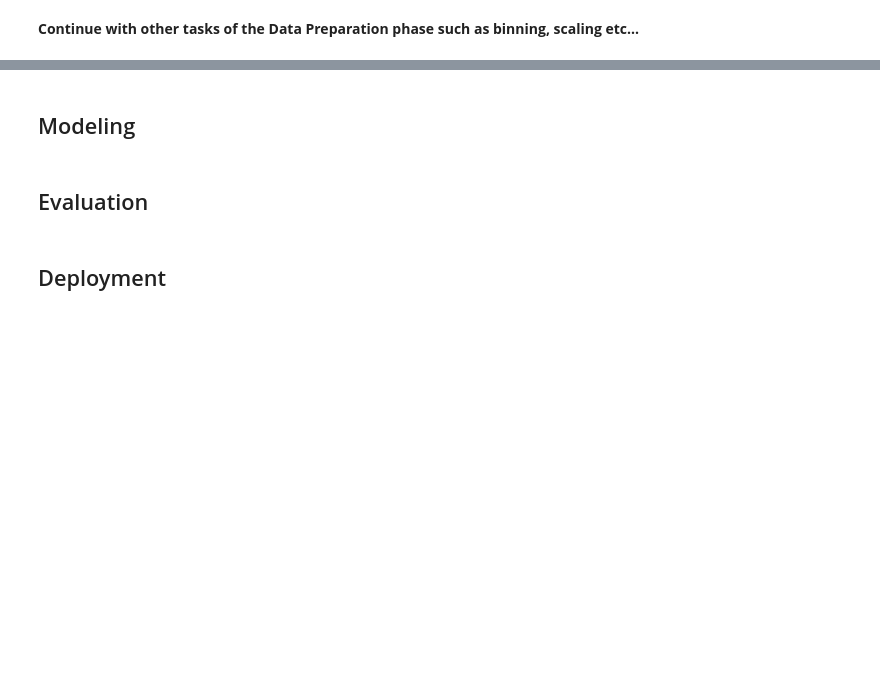
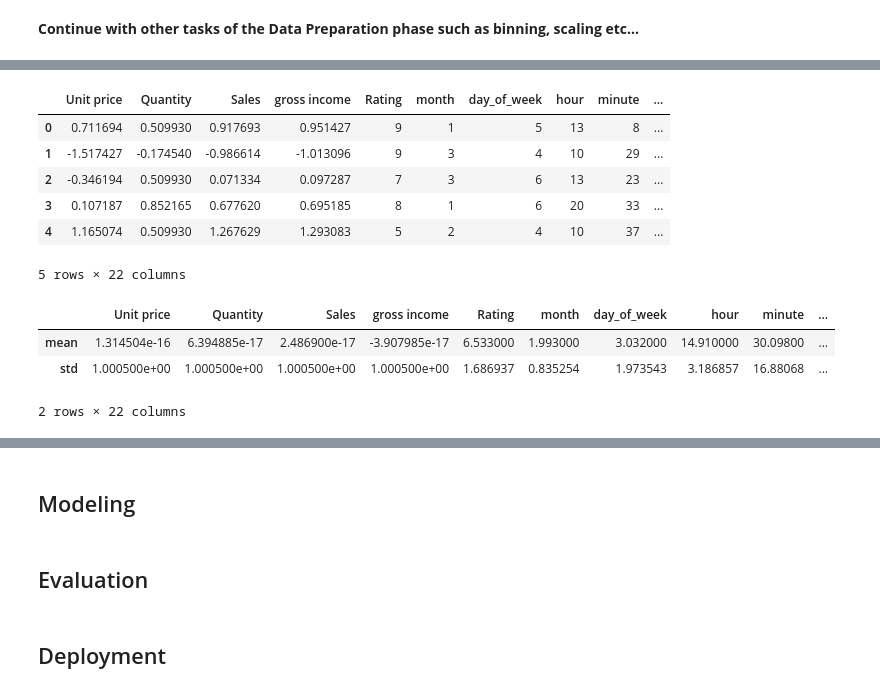
Before and after one commit to milialeksic/BI_ass3, a Jupyter notebook: template_notebool.ipynb, the cells around one changed output, grey strips where cells are left out. Cells and saved outputs as stored; diff of their text form; code cells hidden in the pictures; blank space fills up the shorter version.

Commit message:
Step 3 done, but server doesn't work

```diff
--- a/template_notebool.ipynb
+++ b/template_notebool.ipynb
@@ -1448,0 +1569,80 @@ engine.insert(handle_outliers_activity, prefixes=prefixes)
+# %%
+scale_code_writer = student_b
+
+def scale_numerical_features(df: pd.DataFrame) -> pd.DataFrame:
+    df_scaled = df.copy()
+
+    numerical_cols = [
+        'Unit price',
+        'Quantity',
+        'Sales',
+        'gross income'
+    ]
+
+    scaler = StandardScaler()
+    df_scaled[numerical_cols] = scaler.fit_transform(df_scaled[numerical_cols])
+
+    return df_scaled
+
+
+start_time_scale = now()
+scaled_data = scale_numerical_features(encoded_data)
+end_time_scale = now()
+
+display(scaled_data.head())
+display(scaled_data.describe().loc[['mean', 'std']])
+
+
+
+scale_ass_uuid_executor = "f7a4e61b-9c2d-4f3e-8a1c-5d2b0e9f8028"
+
+scale_executor = [
+    f':scale_numerical_features prov:qualifiedAssociation :{scale_ass_uuid_executor} .',
+    f':{scale_ass_uuid_executor} prov:agent :{executed_by} .',
+    f':{scale_ass_uuid_executor} rdf:type prov:Association .',
+    f':{scale_ass_uuid_executor} prov:hadRole :{code_executor_role} .',
+]
+engine.insert(scale_executor, prefixes=prefixes)
+
+
+scale_ass_uuid_writer = "f7a4e61b-9c2d-4f3e-8a1c-5d2b0e9f8029"
+
+scale_comment = """
+Numerical features were standardized using StandardScaler. This is done in order to to ensure comparable
+feature scales and stable regression behavior. One-hot encoded categorical
+features and the target variable were excluded from scaling.
+"""
+
+scale_activity = [
+    ':scale_numerical_features rdf:type prov:Activity .',
+    ':scale_numerical_features sc:isPartOf :data_preparation_phase .',
+    ':scale_numerical_features rdfs:comment "Data Preparation – Feature Scaling" .',
+    f':scale_numerical_features rdfs:comment """{scale_comment}""" .',
+    f':scale_numerical_features prov:startedAtTime "{start_time_scale}"^^xsd:dateTime .',
+    f':scale_numerical_features prov:endedAtTime "{end_time_scale}"^^xsd:dateTime .',
+
+    # Writer
+    f':scale_numerical_features prov:qualifiedAssociation :{scale_ass_uuid_writer} .',
+    f':{scale_ass_uuid_writer} prov:agent :{scale_code_writer} .',
+    f':{scale_ass_uuid_writer} rdf:type prov:Association .',
+    f':{scale_ass_uuid_writer} prov:hadRole :{code_writer_role} .',
+
+    # Input / Output
+    ':scale_numerical_features prov:used :encoded_data .',
+    ':scaled_data rdf:type prov:Entity .',
+    ':scaled_data prov:wasGeneratedBy :scale_numerical_features .',
+    ':scaled_data prov:wasDerivedFrom :encoded_data .',
+]
+engine.insert(scale_activity, prefixes=prefixes)
+# %% [output]
+|  | Unit price | Quantity | Sales | gross income | Rating | month | day_of_week | hour | minute | ... |
+| 0 | 0.711694 | 0.509930 | 0.917693 | 0.951427 | 9 | 1 | 5 | 13 | 8 | ... |
+| 1 | -1.517427 | -0.174540 | -0.986614 | -1.013096 | 9 | 3 | 4 | 10 | 29 | ... |
+| 2 | -0.346194 | 0.509930 | 0.071334 | 0.097287 | 7 | 3 | 6 | 13 | 23 | ... |
+| 3 | 0.107187 | 0.852165 | 0.677620 | 0.695185 | 8 | 1 | 6 | 20 | 33 | ... |
+| 4 | 1.165074 | 0.509930 | 1.267629 | 1.293083 | 5 | 2 | 4 | 10 | 37 | ... |
+5 rows × 22 columns
+|  | Unit price | Quantity | Sales | gross income | Rating | month | day_of_week | hour | minute | ... |
+| mean | 1.314504e-16 | 6.394885e-17 | 2.486900e-17 | -3.907985e-17 | 6.533000 | 1.993000 | 3.032000 | 14.910000 | 30.09800 | ... |
+| std | 1.000500e+00 | 1.000500e+00 | 1.000500e+00 | 1.000500e+00 | 1.686937 | 0.835254 | 1.973543 | 3.186857 | 16.88068 | ... |
+2 rows × 22 columns
```
Also changed, not shown: parts of 24 cells of this notebook, 2 other files.
